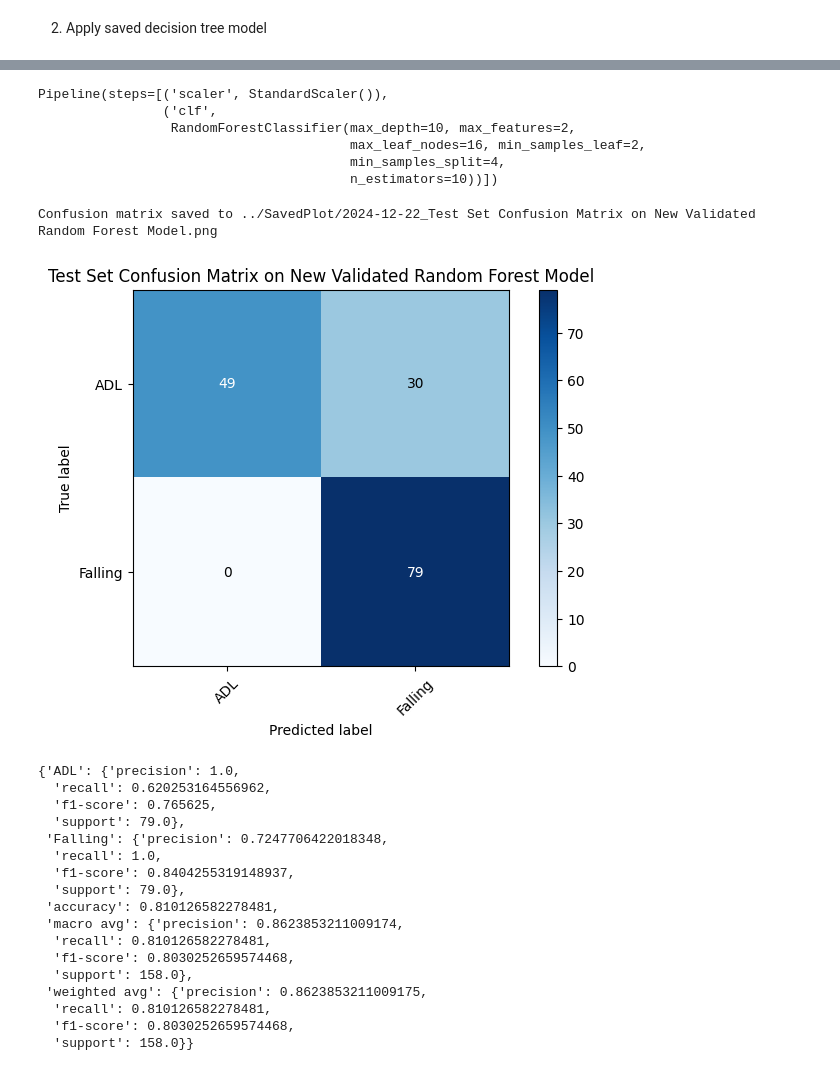
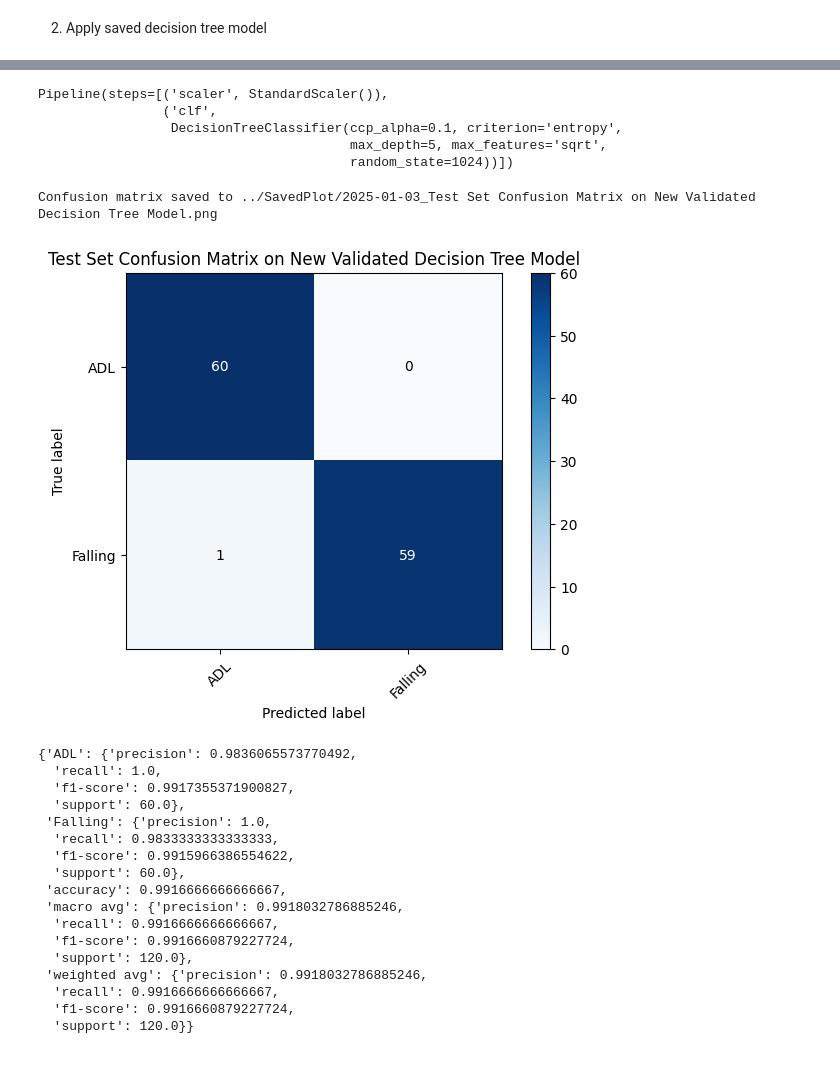
Before and after one commit to tungBKDN/fall-detection-ai, a Jupyter notebook: tng-balancing-test/random-forest-validation.ipynb, the cells around one changed output, grey strips where cells are left out. Drawn from its saved outputs; the diff is of its cells as text; code cells hidden in the pictures.

```diff
--- a/tng-balancing-test/random-forest-validation.ipynb
+++ b/tng-balancing-test/random-forest-validation.ipynb
@@ -41,7 +41,7 @@ def plot_confusion_matrix(y_true, y_pred, classes, normalize=False, title=None,
 
     plt.show()
 # %%
-df = pd.read_csv("test_extracted_balanced.csv")
+df = pd.read_csv("test_dataset_extract.csv")
 df.head()
 sns.countplot(x="fall_adl_bin", data=df)
 # %% [output]
@@ -50,3 +50,4 @@ sns.countplot(x="fall_adl_bin", data=df)
 # %%
+df = df.drop(columns=['person_id'])
 X_test = df.iloc[:, 1:-1]
 y_test = df.iloc[:, -1]
@@ -53,7 +64,7 @@ y_test = df.iloc[:, -1]
 # %% [markdown]
 2. Apply saved decision tree model
 # %%
-path = '../rf_model.pkl'
+path = './decision-tree-rf-model'
 with open(path, 'rb') as file:
     model = pickle.load(file)
     print(model)
@@ -77,36 +79,35 @@ model
 # %% [output]
 Pipeline(steps=[('scaler', StandardScaler()),
                 ('clf',
-                 RandomForestClassifier(max_depth=10, max_features=2,
-                                        max_leaf_nodes=16, min_samples_leaf=2,
-                                        min_samples_split=4,
-                                        n_estimators=10))])
+                 DecisionTreeClassifier(ccp_alpha=0.1, criterion='entropy',
+                                        max_depth=5, max_features='sqrt',
+                                        random_state=1024))])
 # %%
 y_test_pred = model.predict(X_test)
 # %%
 label_names = ['ADL', 'Falling']
-title='Test Set Confusion Matrix on New Validated Random Forest Model'
+title='Test Set Confusion Matrix on New Validated Decision Tree Model'
 plot_confusion_matrix(y_test, y_test_pred, label_names, title=title)
 # %% [output]
-Confusion matrix saved to ../SavedPlot/2024-12-22_Test Set Confusion Matrix on New Validated Random Forest Model.png
+Confusion matrix saved to ../SavedPlot/2025-01-03_Test Set Confusion Matrix on New Validated Decision Tree Model.png
-[figure, old version]
+[figure, new version]
 # %%
 classification_report(y_test, y_test_pred, target_names=label_names, output_dict=True)
 # %% [output]
-{'ADL': {'precision': 1.0,
-  'recall': 0.620253164556962,
-  'f1-score': 0.765625,
-  'support': 79.0},
- 'Falling': {'precision': 0.7247706422018348,
+{'ADL': {'precision': 0.9836065573770492,
   'recall': 1.0,
-  'f1-score': 0.8404255319148937,
-  'support': 79.0},
- 'accuracy': 0.810126582278481,
- 'macro avg': {'precision': 0.8623853211009174,
-  'recall': 0.810126582278481,
-  'f1-score': 0.8030252659574468,
-  'support': 158.0},
- 'weighted avg': {'precision': 0.8623853211009175,
-  'recall': 0.810126582278481,
-  'f1-score': 0.8030252659574468,
-  'support': 158.0}}
+  'f1-score': 0.9917355371900827,
+  'support': 60.0},
+ 'Falling': {'precision': 1.0,
+  'recall': 0.9833333333333333,
+  'f1-score': 0.9915966386554622,
+  'support': 60.0},
+ 'accuracy': 0.9916666666666667,
+ 'macro avg': {'precision': 0.9918032786885246,
+  'recall': 0.9916666666666667,
+  'f1-score': 0.9916660879227724,
+  'support': 120.0},
+ 'weighted avg': {'precision': 0.9918032786885246,
+  'recall': 0.9916666666666667,
+  'f1-score': 0.9916660879227724,
+  'support': 120.0}}
```
Also changed, not shown: parts of 3 cells of this notebook, 9 other files.
